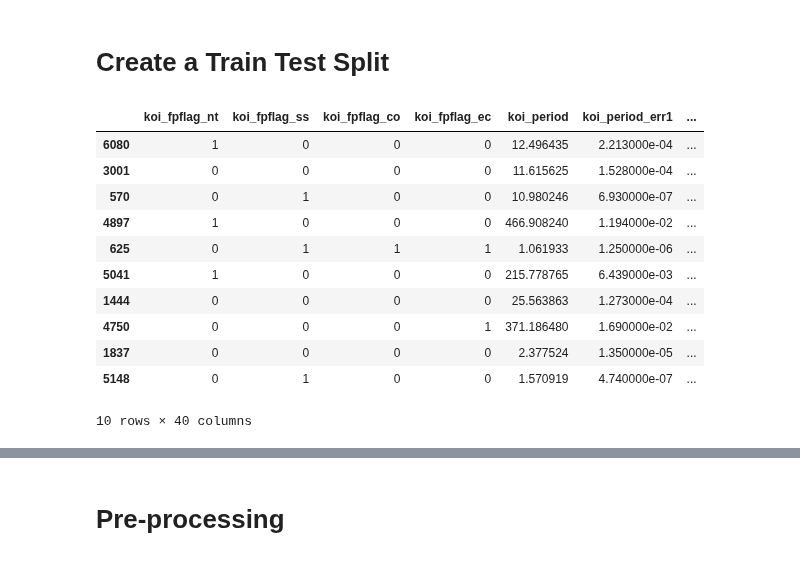
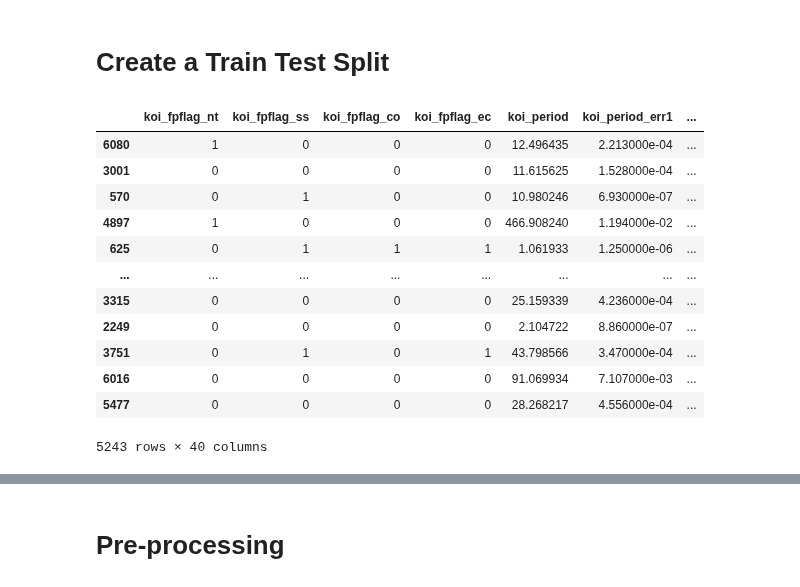
Before and after one commit to atemkuh/machine-learning-challenge, a Jupyter notebook: starter_code/ml_starter.ipynb, the cells around one changed output, grey strips where cells are left out. Drawn from its saved outputs; the diff is of its cells as text; code cells hidden in the pictures.

```diff
--- a/starter_code/ml_starter.ipynb
+++ b/starter_code/ml_starter.ipynb
@@ -134,17 +140,18 @@ X = select_features
 # %%
 # split and train data
 X_train, X_test, y_train, y_test = train_test_split(X, y, random_state=42, stratify=y)
-X_train.head(10)
+X_train
 # %% [output]
 |  | koi_fpflag_nt | koi_fpflag_ss | koi_fpflag_co | koi_fpflag_ec | koi_period | koi_period_err1 | ... |
 | 6080 | 1 | 0 | 0 | 0 | 12.496435 | 2.213000e-04 | ... |
 | 3001 | 0 | 0 | 0 | 0 | 11.615625 | 1.528000e-04 | ... |
 | 570 | 0 | 1 | 0 | 0 | 10.980246 | 6.930000e-07 | ... |
 | 4897 | 1 | 0 | 0 | 0 | 466.908240 | 1.194000e-02 | ... |
 | 625 | 0 | 1 | 1 | 1 | 1.061933 | 1.250000e-06 | ... |
-| 5041 | 1 | 0 | 0 | 0 | 215.778765 | 6.439000e-03 | ... |
-| 1444 | 0 | 0 | 0 | 0 | 25.563863 | 1.273000e-04 | ... |
-| 4750 | 0 | 0 | 0 | 1 | 371.186480 | 1.690000e-02 | ... |
-| 1837 | 0 | 0 | 0 | 0 | 2.377524 | 1.350000e-05 | ... |
-| 5148 | 0 | 1 | 0 | 0 | 1.570919 | 4.740000e-07 | ... |
+| ... | ... | ... | ... | ... | ... | ... | ... |
+| 3315 | 0 | 0 | 0 | 0 | 25.159339 | 4.236000e-04 | ... |
+| 2249 | 0 | 0 | 0 | 0 | 2.104722 | 8.860000e-07 | ... |
+| 3751 | 0 | 1 | 0 | 1 | 43.798566 | 3.470000e-04 | ... |
+| 6016 | 0 | 0 | 0 | 0 | 91.069934 | 7.107000e-03 | ... |
+| 5477 | 0 | 0 | 0 | 0 | 28.268217 | 4.556000e-04 | ... |
-10 rows × 40 columns
+5243 rows × 40 columns
```
Also changed, not shown: parts of 14 cells of this notebook, 3 other files.
